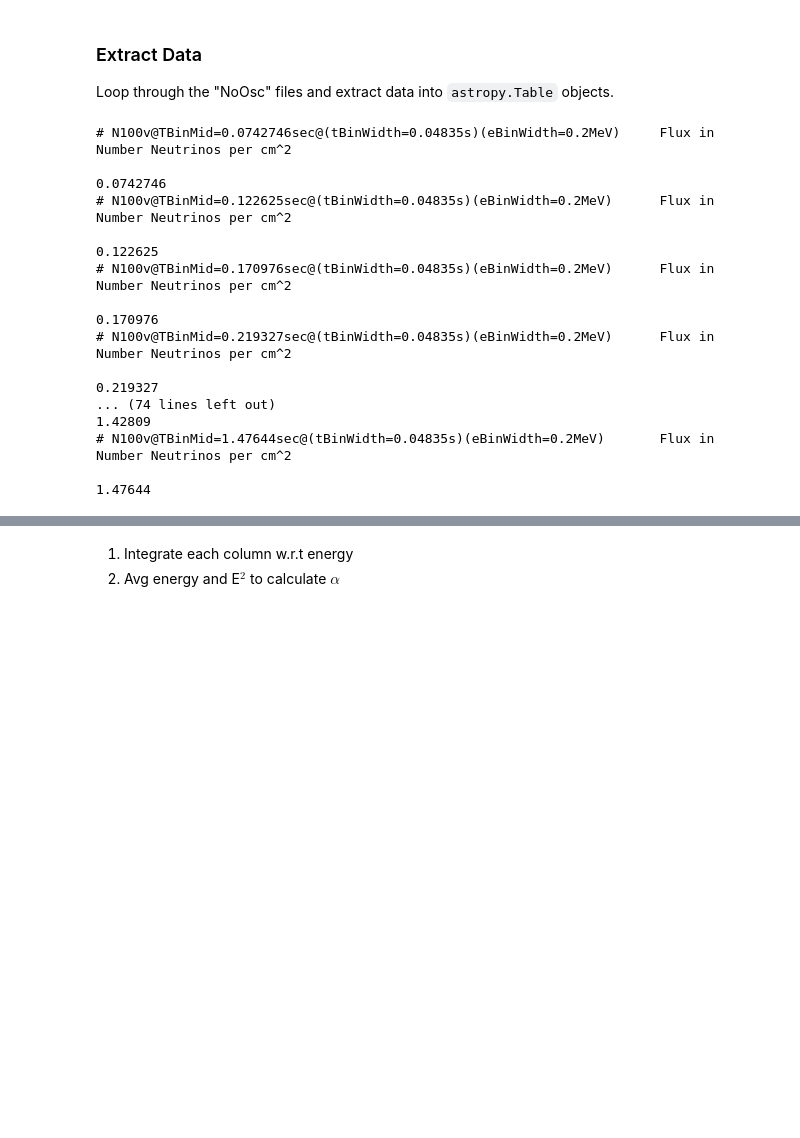
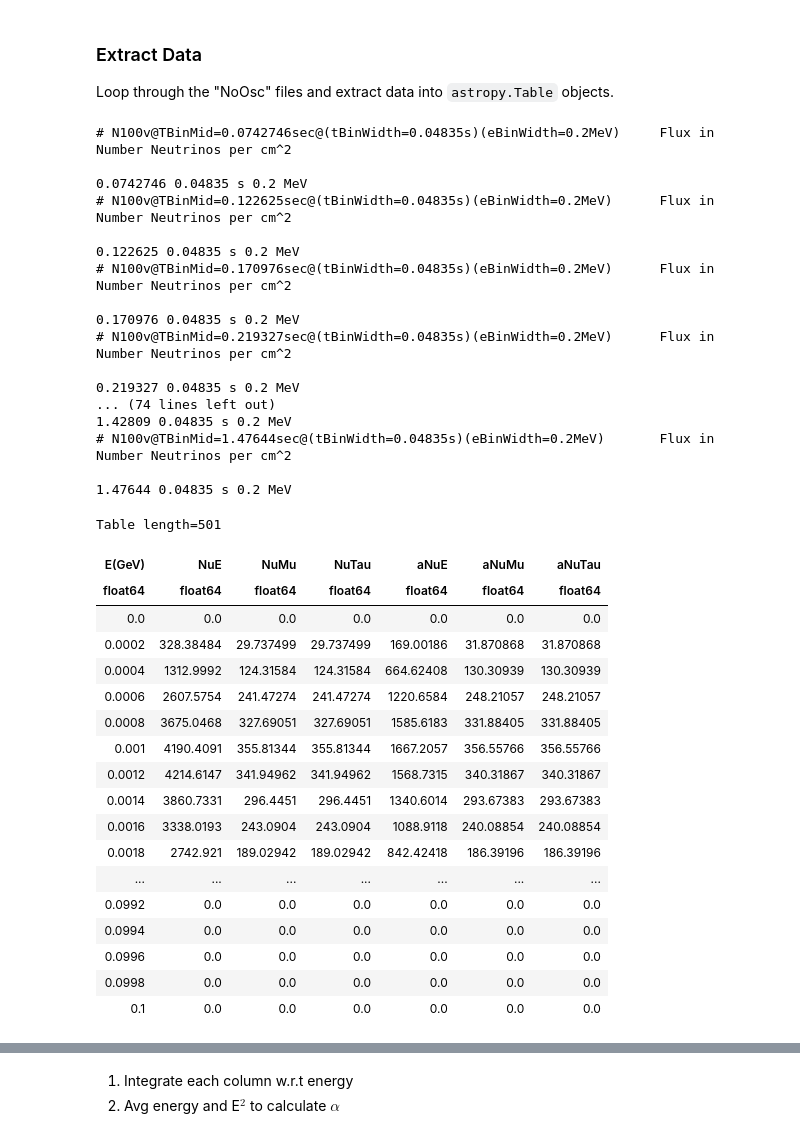
Before and after one commit to SNEWS2/snewpy, a Jupyter notebook: doc/nb/tar_reader.ipynb, the cells around one changed output, grey strips where cells are left out. Saved outputs shown, nothing was run; the diff lists cells and outputs as text; code cells hidden in the pictures; blank space fills up the shorter version.

```diff
--- a/doc/nb/tar_reader.ipynb
+++ b/doc/nb/tar_reader.ipynb
@@ -51,50 +73,65 @@ noosc.sort(key = len)
 Loop through the "NoOsc" files and extract data into `astropy.Table` objects.
 # %%
 time = []
-lum_nue = []
-lum_nuebar = []
-lum_numu = []
-lum_numubar = []
-lum_nutau = []
-lum_nutaubar = []
-luminosity = [lum_nue, lum_nuebar, lum_numu, lum_numubar, lum_nutau, lum_nutaubar]
+luminosity = {}
 for nooscfile in noosc:
     with tf.extractfile(nooscfile) as f:
         meta = f.readline()
         metatext = meta.decode('utf-8')
         print(metatext)
         t = float(metatext.split('TBinMid=')[-1].split('sec')[0]) #* u.s
         dt = float(metatext.split('tBinWidth=')[-1].split('s')[0]) * u.s
         dE = float(metatext.split('eBinWidth=')[-1].split('MeV')[0]) * u.MeV
         data = Table.read(f, format='ascii.commented_header', header_start=-1)
         data.meta['t'] = t
         data.meta['dt'] = dt
         data.meta['dE'] = dE
-        for lumlist, filelist in zip(luminosity, [data['NuE'], data['aNuE'], data['NuMu'], data['aNuMu'], data['NuTau'], data['aNuTau']]):
-            lum = np.trapz(filelist , data['E(GeV)'] )
-            lumlist.append(lum)
-#         print(lum)
-#         lum_nue.append(lum)
+
+        for flavor in ['NuE', 'NuMu', 'NuTau', 'aNuE', 'aNuMu', 'aNuTau']:
+            n = np.trapz(data[flavor], data['E(GeV)'])
+
+            if flavor in luminosity:
+                luminosity[flavor].append(n)
+            else:
+                luminosity[flavor] = [n]
+
         time.append(t)
-        print(t)
-#         print(nooscfile)
-#         break
-# data
+        print(t, dt, dE)
+data
 # %% [output]
 # N100v@TBinMid=0.0742746sec@(tBinWidth=0.04835s)(eBinWidth=0.2MeV)     Flux in Number Neutrinos per cm^2
 
-0.0742746
+0.0742746 0.04835 s 0.2 MeV
 # N100v@TBinMid=0.122625sec@(tBinWidth=0.04835s)(eBinWidth=0.2MeV)      Flux in Number Neutrinos per cm^2
 
-0.122625
+0.122625 0.04835 s 0.2 MeV
 # N100v@TBinMid=0.170976sec@(tBinWidth=0.04835s)(eBinWidth=0.2MeV)      Flux in Number Neutrinos per cm^2
 
-0.170976
+0.170976 0.04835 s 0.2 MeV
 # N100v@TBinMid=0.219327sec@(tBinWidth=0.04835s)(eBinWidth=0.2MeV)      Flux in Number Neutrinos per cm^2
 
-0.219327
+0.219327 0.04835 s 0.2 MeV
 ... (74 lines left out)
-1.42809
+1.42809 0.04835 s 0.2 MeV
 # N100v@TBinMid=1.47644sec@(tBinWidth=0.04835s)(eBinWidth=0.2MeV)       Flux in Number Neutrinos per cm^2
 
-1.47644
+1.47644 0.04835 s 0.2 MeV
+Table length=501
+| E(GeV) | NuE | NuMu | NuTau | aNuE | aNuMu | aNuTau |
+| float64 | float64 | float64 | float64 | float64 | float64 | float64 |
+| 0.0 | 0.0 | 0.0 | 0.0 | 0.0 | 0.0 | 0.0 |
+| 0.0002 | 328.38484 | 29.737499 | 29.737499 | 169.00186 | 31.870868 | 31.870868 |
+| 0.0004 | 1312.9992 | 124.31584 | 124.31584 | 664.62408 | 130.30939 | 130.30939 |
+| 0.0006 | 2607.5754 | 241.47274 | 241.47274 | 1220.6584 | 248.21057 | 248.21057 |
+| 0.0008 | 3675.0468 | 327.69051 | 327.69051 | 1585.6183 | 331.88405 | 331.88405 |
+| 0.001 | 4190.4091 | 355.81344 | 355.81344 | 1667.2057 | 356.55766 | 356.55766 |
+| 0.0012 | 4214.6147 | 341.94962 | 341.94962 | 1568.7315 | 340.31867 | 340.31867 |
+| 0.0014 | 3860.7331 | 296.4451 | 296.4451 | 1340.6014 | 293.67383 | 293.67383 |
+| 0.0016 | 3338.0193 | 243.0904 | 243.0904 | 1088.9118 | 240.08854 | 240.08854 |
+| 0.0018 | 2742.921 | 189.02942 | 189.02942 | 842.42418 | 186.39196 | 186.39196 |
+| ... | ... | ... | ... | ... | ... | ... |
+| 0.0992 | 0.0 | 0.0 | 0.0 | 0.0 | 0.0 | 0.0 |
+| 0.0994 | 0.0 | 0.0 | 0.0 | 0.0 | 0.0 | 0.0 |
+| 0.0996 | 0.0 | 0.0 | 0.0 | 0.0 | 0.0 | 0.0 |
+| 0.0998 | 0.0 | 0.0 | 0.0 | 0.0 | 0.0 | 0.0 |
+| 0.1 | 0.0 | 0.0 | 0.0 | 0.0 | 0.0 | 0.0 |
```
Also changed, not shown: parts of 5 cells of this notebook.
